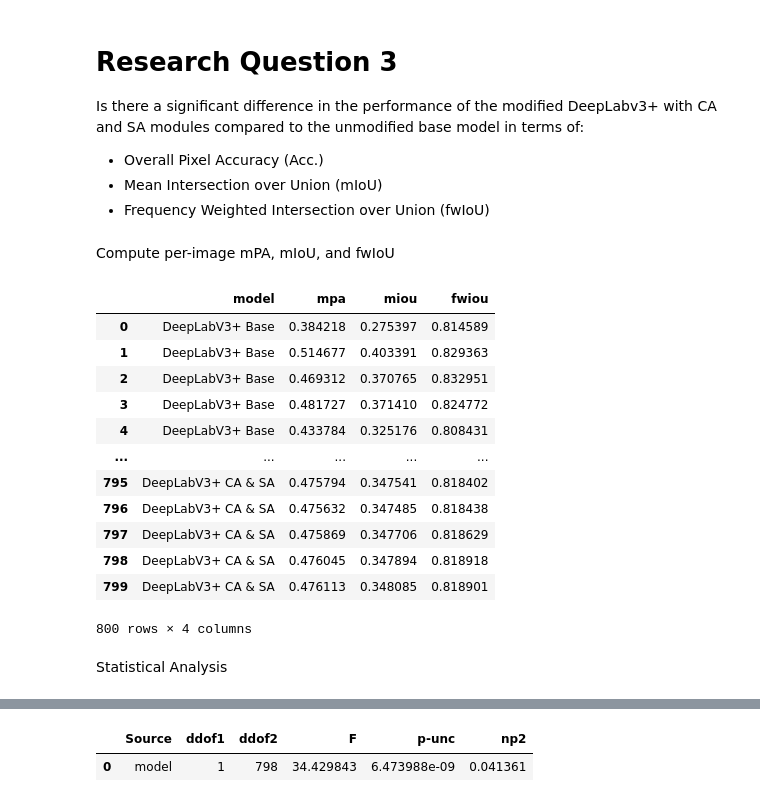
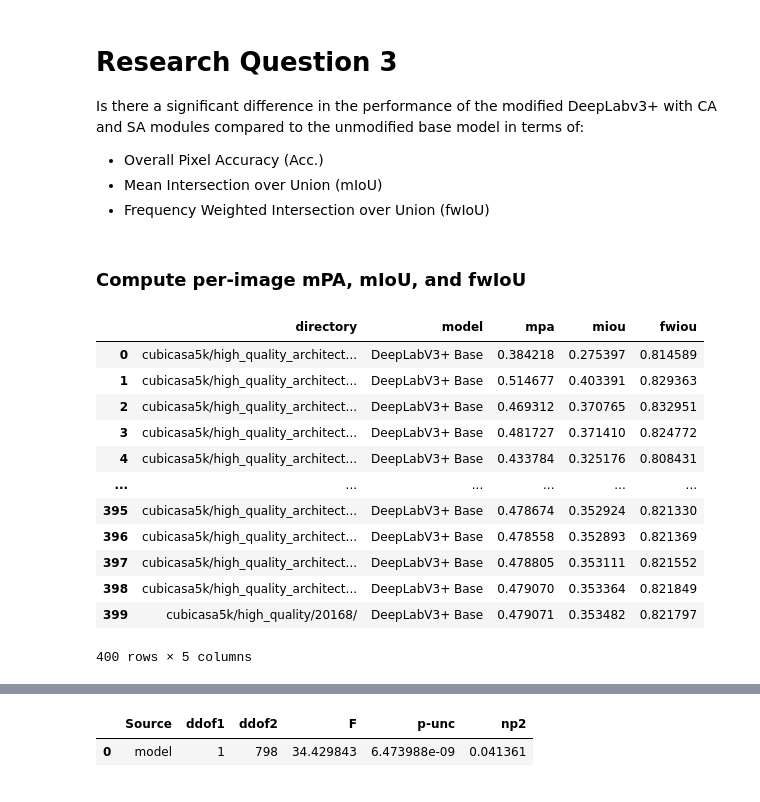
Before and after one commit to rimvelvet31/deeplabv3plus_cubicasa, a Jupyter notebook: test.ipynb, the cells around one changed output, grey strips where cells are left out. Drawn from its saved outputs; the diff is of its cells as text; code cells hidden in the pictures.

```diff
--- a/test.ipynb
+++ b/test.ipynb
@@ -429,8 +428,18 @@ Is there a significant difference in the performance of the modified DeepLabv3+
 - Mean Intersection over Union (mIoU)
 - Frequency Weighted Intersection over Union (fwIoU)
 # %% [markdown]
-Compute per-image mPA, mIoU, and fwIoU
+### Compute per-image mPA, mIoU, and fwIoU
 # %%
+def get_img_dir():
+    dataset = FloorplanSVG('data/cubicasa5k/', 'test.txt', format='lmdb')
+    dirs = []
+
+    for i in range(len(dataset)):
+        dirs.append(f"cubicasa5k{dataset[i]['folder']}")
+
+    return dirs
+
+
 def evaluate_per_image(model, model_name, loader, device):
     # Store as tensors for efficient computation
     mpa = torch.tensor([]).to(device)
@@ -476,49 +485,45 @@ def evaluate_per_image(model, model_name, loader, device):
             # Compute per image metrics
             room_acc = room_class_metrics['acc'].compute().cpu().numpy()
             icon_acc = icon_class_metrics['acc'].compute().cpu().numpy()
             room_iou = room_class_metrics['iou'].compute().cpu().numpy()
             icon_iou = icon_class_metrics['iou'].compute().cpu().numpy()
 
             combined_acc = torch.cat([torch.tensor(room_acc).to(device), torch.tensor(icon_acc).to(device)])
             combined_iou = torch.cat([torch.tensor(room_iou).to(device), torch.tensor(icon_iou).to(device)])
 
             mpa_img = combined_acc.mean().item()
             miou_img = combined_iou.mean().item()
 
             total_pixels = combined_class_freq.sum().item()
             fwiou_img = (combined_class_freq / total_pixels * combined_iou).sum().item()
 
             # Append to tensors
             mpa = torch.cat([mpa, torch.tensor([mpa_img]).to(device)])
             miou = torch.cat([miou, torch.tensor([miou_img]).to(device)])
             fwiou = torch.cat([fwiou, torch.tensor([fwiou_img]).to(device)])
 
     return pd.DataFrame({
+        'directory': get_img_dir(),
         'model': model_name,
         'mpa': mpa.tolist(),
         'miou': miou.tolist(),
         'fwiou': fwiou.tolist()
     })
 
 
 base_per_img_res = evaluate_per_image(deeplab_base, 'DeepLabV3+ Base', test_loader, device)
-casa_per_img_res = evaluate_per_image(deeplab_casa, 'DeepLabV3+ CA & SA', test_loader, device)
-
-combined_per_img_res = pd.concat([base_per_img_res, casa_per_img_res], ignore_index=True)
-combined_per_img_res
+base_per_img_res
 # %% [output]
-|  | model | mpa | miou | fwiou |
-| 0 | DeepLabV3+ Base | 0.384218 | 0.275397 | 0.814589 |
-| 1 | DeepLabV3+ Base | 0.514677 | 0.403391 | 0.829363 |
-| 2 | DeepLabV3+ Base | 0.469312 | 0.370765 | 0.832951 |
-| 3 | DeepLabV3+ Base | 0.481727 | 0.371410 | 0.824772 |
-| 4 | DeepLabV3+ Base | 0.433784 | 0.325176 | 0.808431 |
-| ... | ... | ... | ... | ... |
-| 795 | DeepLabV3+ CA & SA | 0.475794 | 0.347541 | 0.818402 |
-| 796 | DeepLabV3+ CA & SA | 0.475632 | 0.347485 | 0.818438 |
-| 797 | DeepLabV3+ CA & SA | 0.475869 | 0.347706 | 0.818629 |
-| 798 | DeepLabV3+ CA & SA | 0.476045 | 0.347894 | 0.818918 |
-| 799 | DeepLabV3+ CA & SA | 0.476113 | 0.348085 | 0.818901 |
+|  | directory | model | mpa | miou | fwiou |
+| 0 | cubicasa5k/high_quality_architect... | DeepLabV3+ Base | 0.384218 | 0.275397 | 0.814589 |
+| 1 | cubicasa5k/high_quality_architect... | DeepLabV3+ Base | 0.514677 | 0.403391 | 0.829363 |
+| 2 | cubicasa5k/high_quality_architect... | DeepLabV3+ Base | 0.469312 | 0.370765 | 0.832951 |
+| 3 | cubicasa5k/high_quality_architect... | DeepLabV3+ Base | 0.481727 | 0.371410 | 0.824772 |
+| 4 | cubicasa5k/high_quality_architect... | DeepLabV3+ Base | 0.433784 | 0.325176 | 0.808431 |
+| ... | ... | ... | ... | ... | ... |
+| 395 | cubicasa5k/high_quality_architect... | DeepLabV3+ Base | 0.478674 | 0.352924 | 0.821330 |
+| 396 | cubicasa5k/high_quality_architect... | DeepLabV3+ Base | 0.478558 | 0.352893 | 0.821369 |
+| 397 | cubicasa5k/high_quality_architect... | DeepLabV3+ Base | 0.478805 | 0.353111 | 0.821552 |
+| 398 | cubicasa5k/high_quality_architect... | DeepLabV3+ Base | 0.479070 | 0.353364 | 0.821849 |
+| 399 | cubicasa5k/high_quality/20168/ | DeepLabV3+ Base | 0.479071 | 0.353482 | 0.821797 |
-800 rows × 4 columns
+400 rows × 5 columns
-# %% [markdown]
-Statistical Analysis
```
Also changed, not shown: parts of 10 cells of this notebook, 7 other files.
